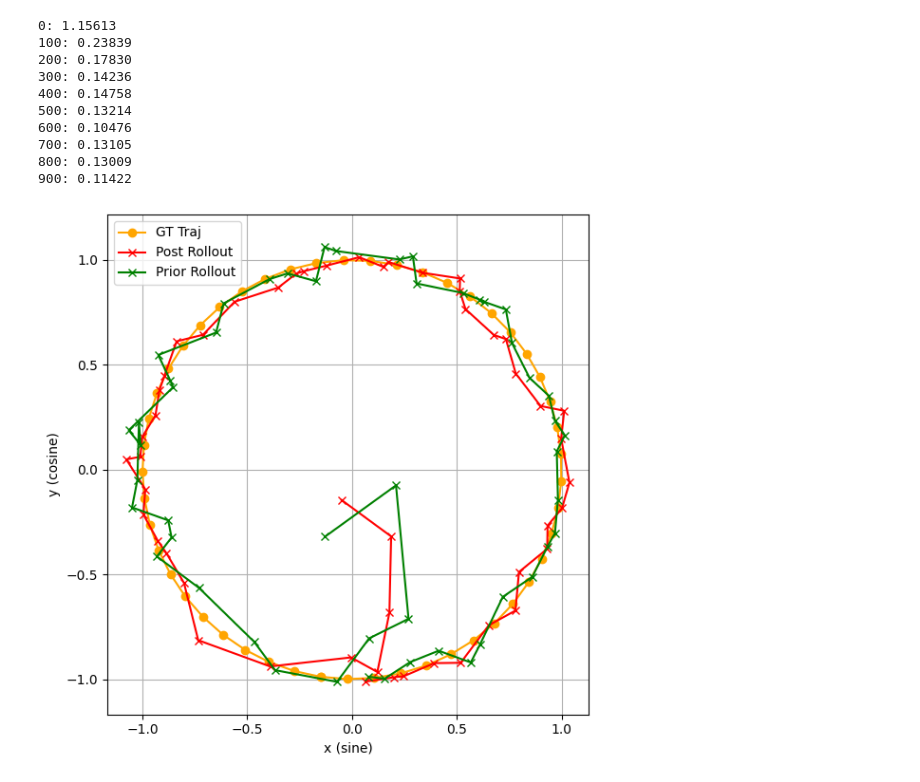
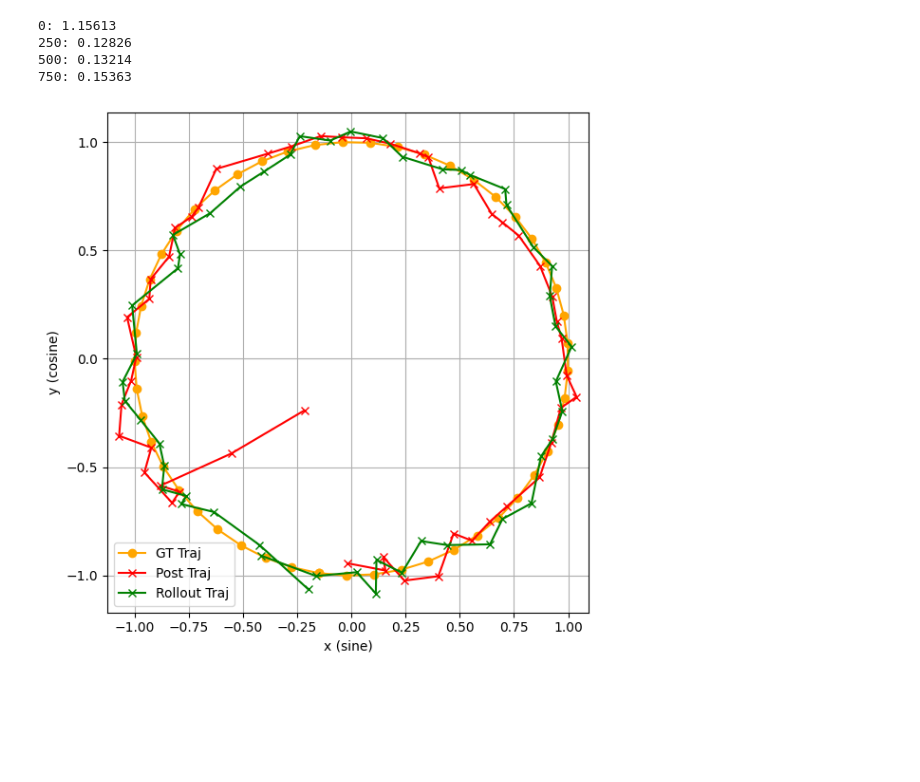
Before and after one commit to alec-tschantz/rssm-jax, a Jupyter notebook: examples/rssm.ipynb, the cells around one changed output. Cells and saved outputs as stored; diff of their text form; code cells hidden in the pictures; blank space fills up the shorter version.

Commit message:
added rollout prior test

```diff
--- a/examples/rssm.ipynb
+++ b/examples/rssm.ipynb
@@ -73,62 +73,62 @@ for epoch in range(epochs):
     params, opt_state, loss = train_step(
         params, obs_seq, action_seq, optimizer, opt_state, subkey
     )
-    if epoch % 100 == 0:
+    if epoch % 250 == 0:
         print(f"{epoch}: {loss:.5f}")
 # %% [output]
 0: 1.15613
-100: 0.23839
-200: 0.17830
-300: 0.14236
-400: 0.14758
+250: 0.12826
 500: 0.13214
-600: 0.10476
-700: 0.13105
-800: 0.13009
-900: 0.11422
+750: 0.15363
 # %%
 model, encoder, decoder = params
 
 obs_slice = obs_seq[0]
 action_slice = action_seq[0]
 
-key, subkey = jr.split(subkey)
 obs_embed_seq = vmap(encoder)(obs_slice)
 
+key, subkey = jr.split(subkey)
 init_post = model.init_post()
-post_seq, prior_seq = model.rollout(obs_embed_seq, init_post, action_slice, subkey)
-pred_post_obs = vmap(decoder)(post_seq)
-pred_prior_obs = vmap(decoder)(prior_seq)
+post_seq, _ = model.rollout(obs_embed_seq, init_post, action_slice, subkey)
+
+
+key, subkey = jr.split(key)
+final_post = jtu.tree_map(lambda x: x[-1], post_seq)
+rollout_seq = model.rollout_prior(final_post, action_slice, subkey)
+
+post_obs = vmap(decoder)(post_seq)
+rollout_obs = vmap(decoder)(rollout_seq)
 
 
 plt.figure(figsize=(6, 6))
 plt.plot(
     obs_slice[:, 0],
     obs_slice[:, 1],
     label="GT Traj",
     marker="o",
     color="orange",
 )
 plt.plot(
-    pred_post_obs[:, 0],
-    pred_post_obs[:, 1],
-    label="Post Rollout",
+    post_obs[:, 0],
+    post_obs[:, 1],
+    label="Post Traj",
     marker="x",
     color="red",
 )
 plt.plot(
-    pred_prior_obs[:, 0],
-    pred_prior_obs[:, 1],
-    label="Prior Rollout",
+    rollout_obs[:, 0],
+    rollout_obs[:, 1],
+    label="Rollout Traj",
     marker="x",
     color="green",
 )
 plt.legend()
 plt.xlabel("x (sine)")
 plt.ylabel("y (cosine)")
 plt.axis("equal")
 plt.grid(True)
 plt.tight_layout()
 plt.show()
 # %% [output]
-[figure, old version]
+[figure, new version]
```
Also changed, not shown: parts of 1 cell of this notebook, 1 other file.
